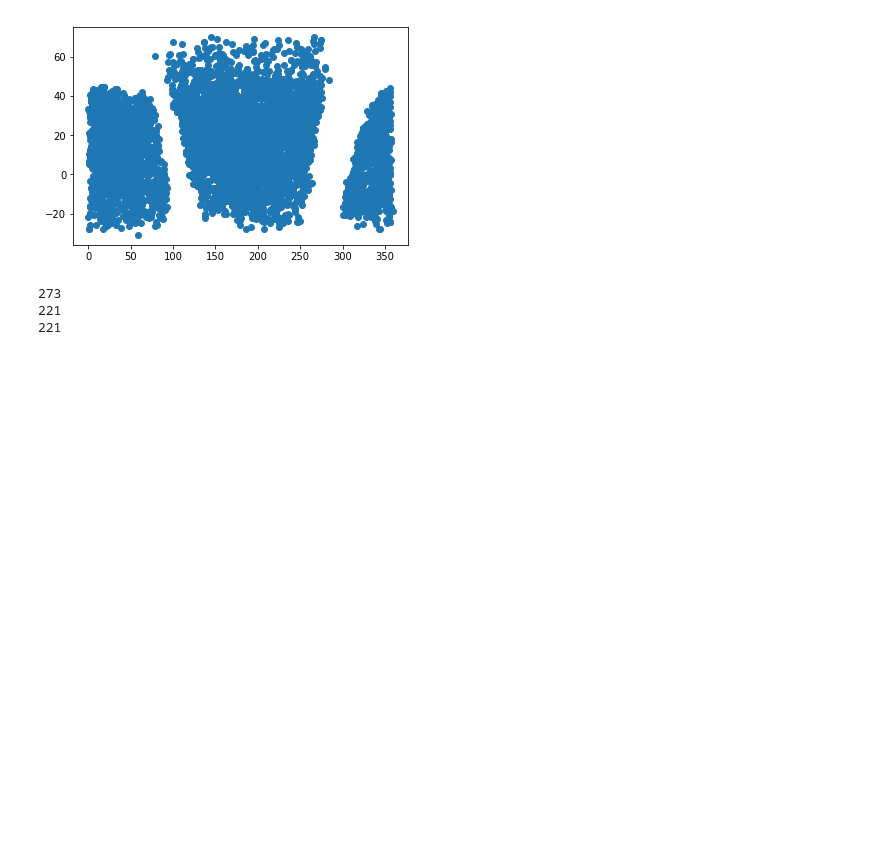
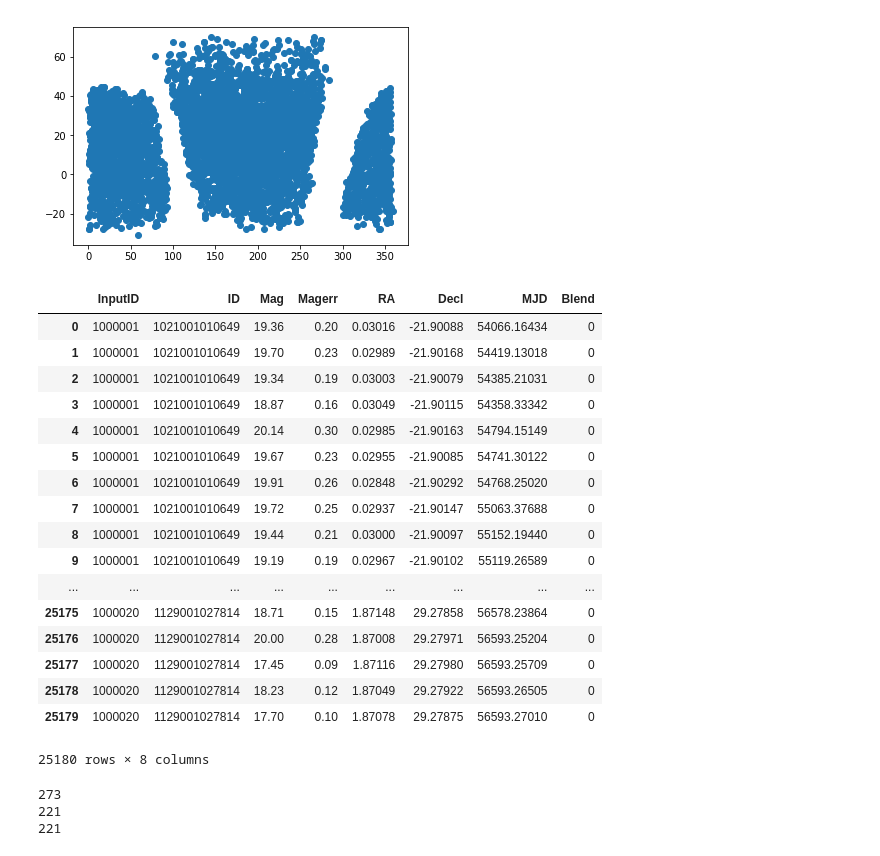
Before and after one commit to MachineLearningUniandes/MANTRA, a Jupyter notebook: nb-explore/build_non_transient.ipynb, the cells around one changed output. Saved outputs shown, nothing was run; the diff lists cells and outputs as text; code cells hidden in the pictures; blank space fills up the shorter version.

```diff
--- a/nb-explore/build_non_transient.ipynb
+++ b/nb-explore/build_non_transient.ipynb
@@ -32,7 +32,27 @@ plt.scatter(data[:,1], data[:,2])
 # %%
 # after using a file to query here http://nesssi.cacr.caltech.edu/cgi-bin/getmulticonedb_release2.cgi, we read the results
 data_base_ID = np.loadtxt("../data/CATALINA_PHOT/Database_ID_for_all_transients.dat")
 query_result = pd.read_csv("../data/NON_TRANS_QUERY/result_web_subset_query_aa.csv")
+query_result
+# %% [output]
+|  | InputID | ID | Mag | Magerr | RA | Decl | MJD | Blend |
+| 0 | 1000001 | 1021001010649 | 19.36 | 0.20 | 0.03016 | -21.90088 | 54066.16434 | 0 |
+| 1 | 1000001 | 1021001010649 | 19.70 | 0.23 | 0.02989 | -21.90168 | 54419.13018 | 0 |
+| 2 | 1000001 | 1021001010649 | 19.34 | 0.19 | 0.03003 | -21.90079 | 54385.21031 | 0 |
+| 3 | 1000001 | 1021001010649 | 18.87 | 0.16 | 0.03049 | -21.90115 | 54358.33342 | 0 |
+| 4 | 1000001 | 1021001010649 | 20.14 | 0.30 | 0.02985 | -21.90163 | 54794.15149 | 0 |
+| 5 | 1000001 | 1021001010649 | 19.67 | 0.23 | 0.02955 | -21.90085 | 54741.30122 | 0 |
+| 6 | 1000001 | 1021001010649 | 19.91 | 0.26 | 0.02848 | -21.90292 | 54768.25020 | 0 |
+| 7 | 1000001 | 1021001010649 | 19.72 | 0.25 | 0.02937 | -21.90147 | 55063.37688 | 0 |
+| 8 | 1000001 | 1021001010649 | 19.44 | 0.21 | 0.03000 | -21.90097 | 55152.19440 | 0 |
+| 9 | 1000001 | 1021001010649 | 19.19 | 0.19 | 0.02967 | -21.90102 | 55119.26589 | 0 |
+| ... | ... | ... | ... | ... | ... | ... | ... | ... |
+| 25175 | 1000020 | 1129001027814 | 18.71 | 0.15 | 1.87148 | 29.27858 | 56578.23864 | 0 |
+| 25176 | 1000020 | 1129001027814 | 20.00 | 0.28 | 1.87008 | 29.27971 | 56593.25204 | 0 |
+| 25177 | 1000020 | 1129001027814 | 17.45 | 0.09 | 1.87116 | 29.27980 | 56593.25709 | 0 |
+| 25178 | 1000020 | 1129001027814 | 18.23 | 0.12 | 1.87049 | 29.27922 | 56593.26505 | 0 |
+| 25179 | 1000020 | 1129001027814 | 17.70 | 0.10 | 1.87078 | 29.27875 | 56593.27010 | 0 |
+25180 rows × 8 columns
 # %%
 #all IDs
 id_all = np.array(list(set(query_result['ID'])))
```
